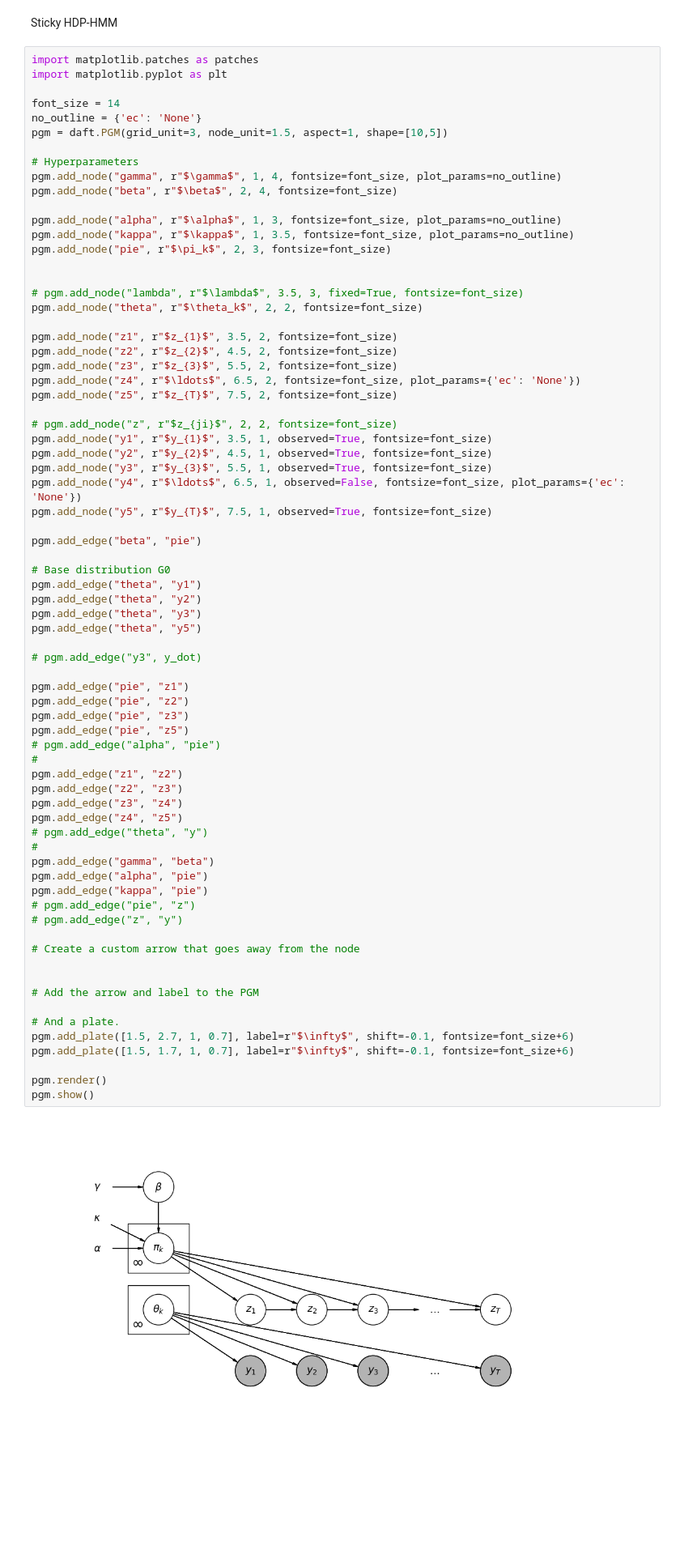
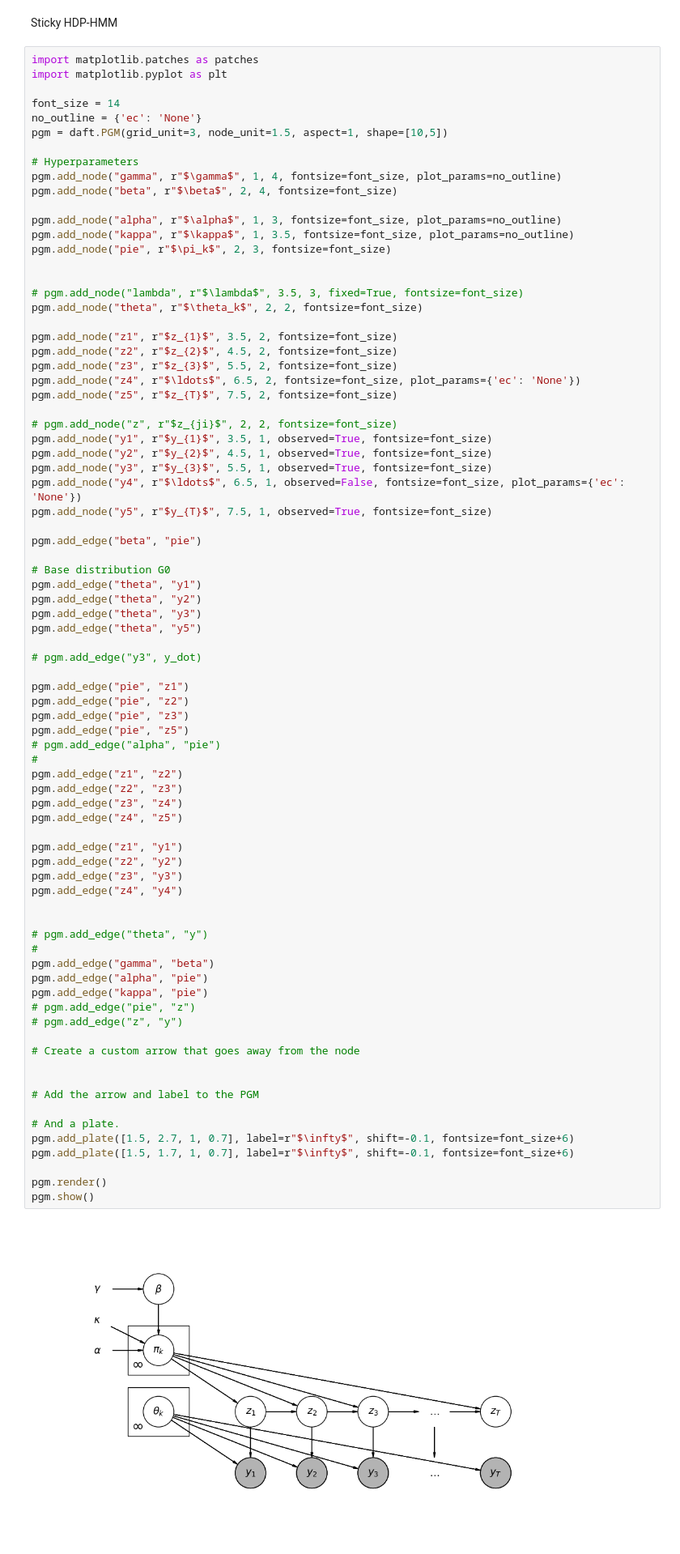
Before and after one commit to Davidjames9610/ubm, a Jupyter notebook: daft/models.ipynb, the cells around one changed output. Shown at 81% size. Drawn from its saved outputs; the diff is of its cells as text; blank space fills up the shorter version.

```diff
--- a/daft/models.ipynb
+++ b/daft/models.ipynb
@@ -229,33 +198,40 @@ pgm.add_edge("theta", "y5")
 pgm.add_edge("pie", "z1")
 pgm.add_edge("pie", "z2")
 pgm.add_edge("pie", "z3")
 pgm.add_edge("pie", "z5")
 # pgm.add_edge("alpha", "pie")
 #
 pgm.add_edge("z1", "z2")
 pgm.add_edge("z2", "z3")
 pgm.add_edge("z3", "z4")
 pgm.add_edge("z4", "z5")
+
+pgm.add_edge("z1", "y1")
+pgm.add_edge("z2", "y2")
+pgm.add_edge("z3", "y3")
+pgm.add_edge("z4", "y4")
+
+
 # pgm.add_edge("theta", "y")
 #
 pgm.add_edge("gamma", "beta")
 pgm.add_edge("alpha", "pie")
 pgm.add_edge("kappa", "pie")
 # pgm.add_edge("pie", "z")
 # pgm.add_edge("z", "y")
 
 # Create a custom arrow that goes away from the node
 
 
 # Add the arrow and label to the PGM
 
 # And a plate.
 pgm.add_plate([1.5, 2.7, 1, 0.7], label=r"$\infty$", shift=-0.1, fontsize=font_size+6)
 pgm.add_plate([1.5, 1.7, 1, 0.7], label=r"$\infty$", shift=-0.1, fontsize=font_size+6)
 
 pgm.render()
 pgm.show()
 # %% [output]
-[figure, old version]
+[figure, new version]
 # %%
 pgm_test = pgm._nodes
```
Also changed, not shown: parts of 3 cells of this notebook, 3 other files.
